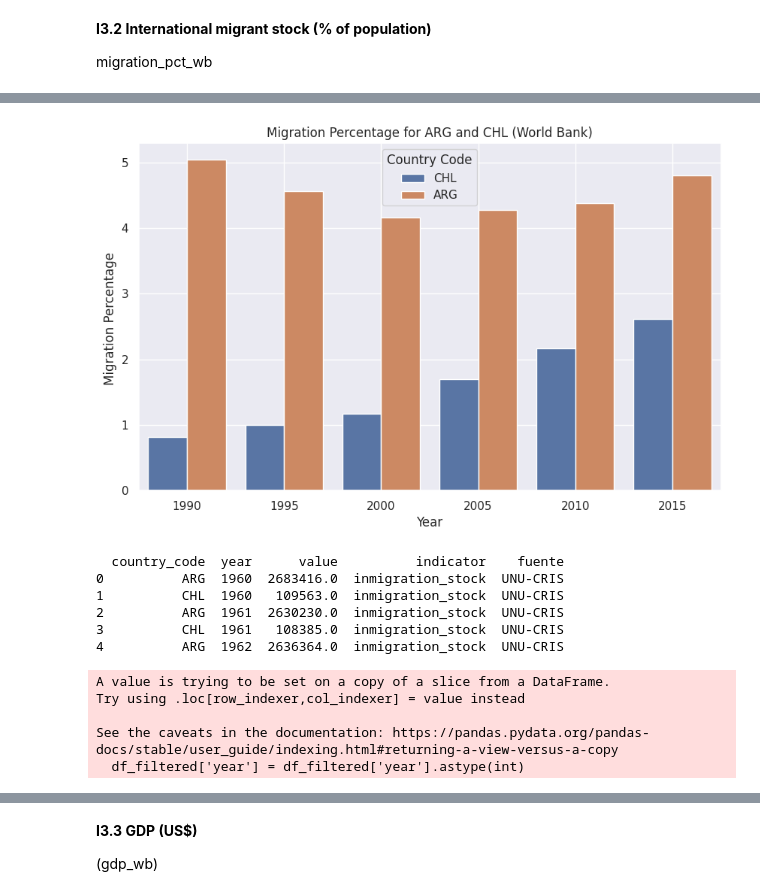
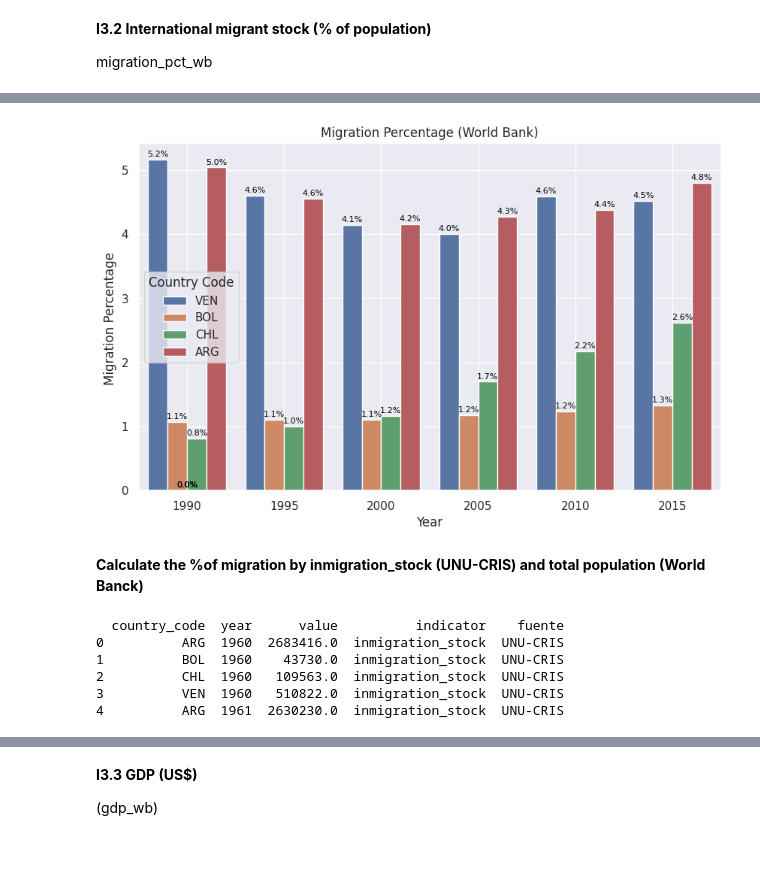
Before and after one commit to natdebandi/migmobs_exploratory, a Jupyter notebook: dataset_construction_v3.ipynb, the cells around one changed output, grey strips where cells are left out. Cells and saved outputs as stored; diff of their text form; code cells hidden in the pictures; blank space fills up the shorter version.

```diff
--- a/dataset_construction_v3.ipynb
+++ b/dataset_construction_v3.ipynb
@@ -895,9 +887,9 @@ print(df_onu.head())
 # %%
-db_temp = df_onu[['country_code', 'year','net_migration_rate']]
+db_temp = df_onu[['country_code', 'year','net_number_migrants']]
 db_temp = db_temp.rename(columns={
     'country_code': 'country_code',
     'year': 'year',
-    'net_migration_rate': 'value'
+    'net_number_migrants': 'value'
 })
 db_temp['indicator'] = 'net_migration_onu'
 db_temp['fuente'] = 'WPP2024 DEMOGRAPHIC INDICATORS'
@@ -1028,6 +1097,8 @@ print(db_temp.head())
 4          VEN  1961   8455915.0  total_population_wb  World Bank API
 # %%
 db_indicators = pd.concat([db_indicators, db_temp], axis=0)
+# %%
+db_indicators['year'] = pd.to_numeric(db_indicators['year'], errors='coerce').astype('Int64')
 # %%
 filtered_df = db_indicators[db_indicators['indicator'] == 'total_population_wb']
 country_df = filtered_df[filtered_df['country_code'].isin(countries)]
@@ -1045,0 +1130,10 @@ plt.show()
+# %%
+db_temp = df_onu[['country_code', 'year','population']]
+db_temp = db_temp.rename(columns={
+    'country_code': 'country_code',
+    'year': 'year',
+    'population': 'value'
+})
+db_temp['indicator'] = 'population_onu'
+db_temp['fuente'] = 'WPP2024 DEMOGRAPHIC INDICATORS'
+db_indicators = pd.concat([db_indicators, db_temp], axis=0)
@@ -1118,26 +1209,32 @@ db_indicators = pd.concat([db_indicators, db_temp], axis=0)
 # %%
 # prompt: filter db_indicators by indicator==migration_pct_wb  and create a barplot with seaborn for ARG and CHL by year
 
 # Filter db_indicators for indicator == 'migration_pct_wb'
 migration_pct_df = db_indicators[db_indicators['indicator'] == 'migration_pct_wb']
 
-# Filter for countries ARG and CHL
-countries = ['ARG', 'CHL']
-country_df = migration_pct_df[migration_pct_df['country_code'].isin(countries)]
-
 # Create the bar plot using seaborn
 plt.figure(figsize=(10, 6))
 sns.set_theme(style="darkgrid")
-sns.barplot(x='year', y='value', hue='country_code', data=country_df)
+ax = sns.barplot(x='year', y='value', hue='country_code', data=migration_pct_df)
+
+
+# Annotate bars with percentage values
+for p in ax.patches:
+    ax.annotate(f'{p.get_height():.1f}%', (p.get_x() + p.get_width() / 2., p.get_height()),
+            ha='center', va='center', fontsize=8, color='black', xytext=(0, 5),
+            textcoords='offset points')
+
 
 plt.xlabel('Year')
 plt.ylabel('Migration Percentage ')
-plt.title('Migration Percentage for ARG and CHL (World Bank)')
+plt.title('Migration Percentage (World Bank)')
 plt.legend(title='Country Code')
 plt.grid(True)
 plt.show()
 # %% [output]
-[figure, old version]
+[figure, new version]
+# %% [markdown]
+**Calculate the %of migration by inmigration_stock (UNU-CRIS) and total population (World Banck)**
 # %%
 # Filter for the specified indicators
 indicators_to_keep = ['inmigration_stock', 'total_population_wb']
@@ -1148,18 +1245,7 @@ print(df_filtered.head())
 # %% [output]
   country_code  year      value          indicator    fuente
 0          ARG  1960  2683416.0  inmigration_stock  UNU-CRIS
-1          CHL  1960   109563.0  inmigration_stock  UNU-CRIS
-2          ARG  1961  2630230.0  inmigration_stock  UNU-CRIS
-3          CHL  1961   108385.0  inmigration_stock  UNU-CRIS
-4          ARG  1962  2636364.0  inmigration_stock  UNU-CRIS
+1          BOL  1960    43730.0  inmigration_stock  UNU-CRIS
+2          CHL  1960   109563.0  inmigration_stock  UNU-CRIS
+3          VEN  1960   510822.0  inmigration_stock  UNU-CRIS
+4          ARG  1961  2630230.0  inmigration_stock  UNU-CRIS
-# %%
-# prompt: convert year coulmn of df_filtered as an integer
-
-# Convert 'year' column to integer
-df_filtered['year'] = df_filtered['year'].astype(int)
-# %% [output]
-A value is trying to be set on a copy of a slice from a DataFrame.
-Try using .loc[row_indexer,col_indexer] = value instead
-
-See the caveats in the documentation: https://pandas.pydata.org/pandas-docs/stable/user_guide/indexing.html#returning-a-view-versus-a-copy
-  df_filtered['year'] = df_filtered['year'].astype(int)
```
Also changed, not shown: parts of 29 cells of this notebook.
